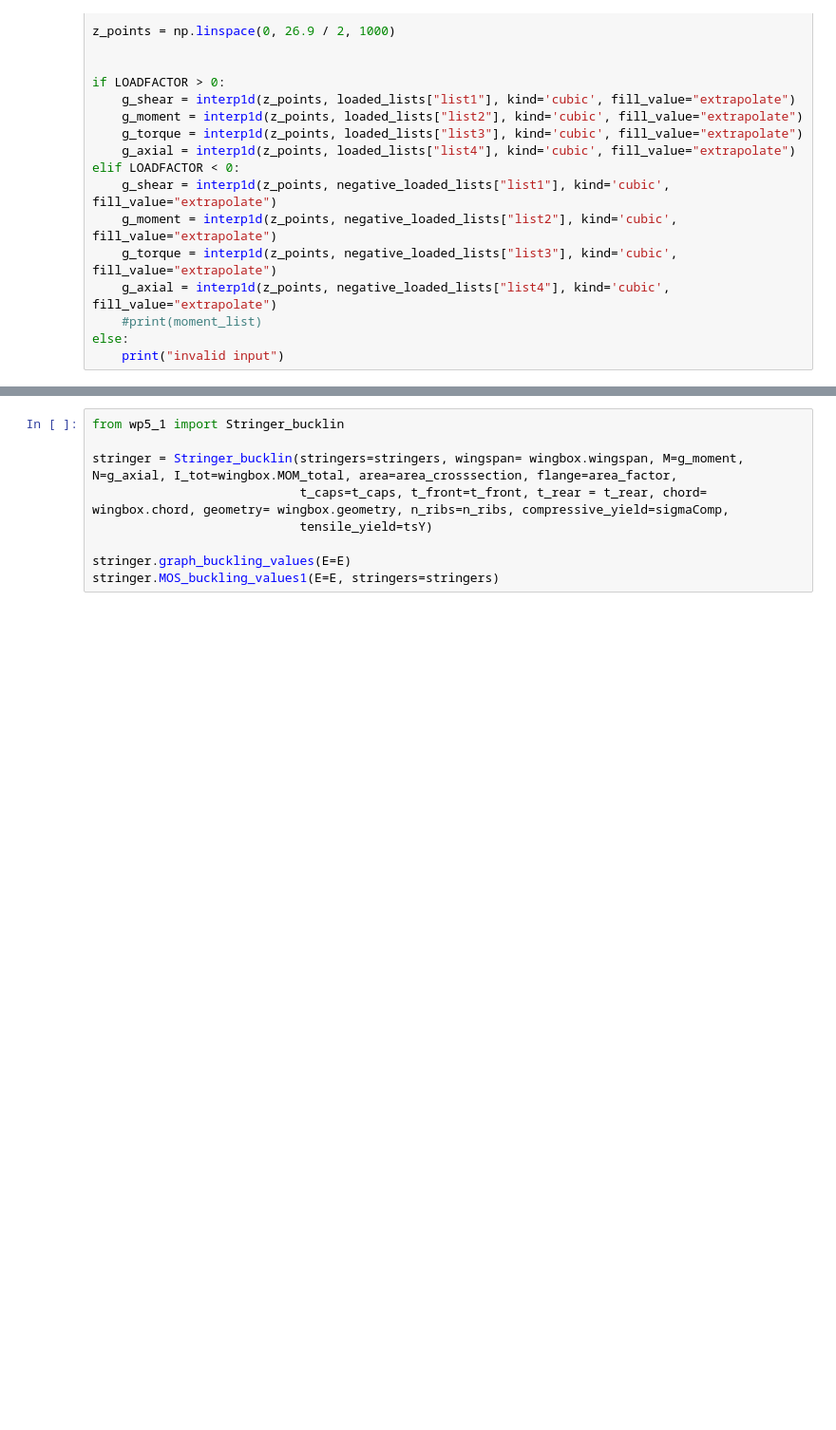
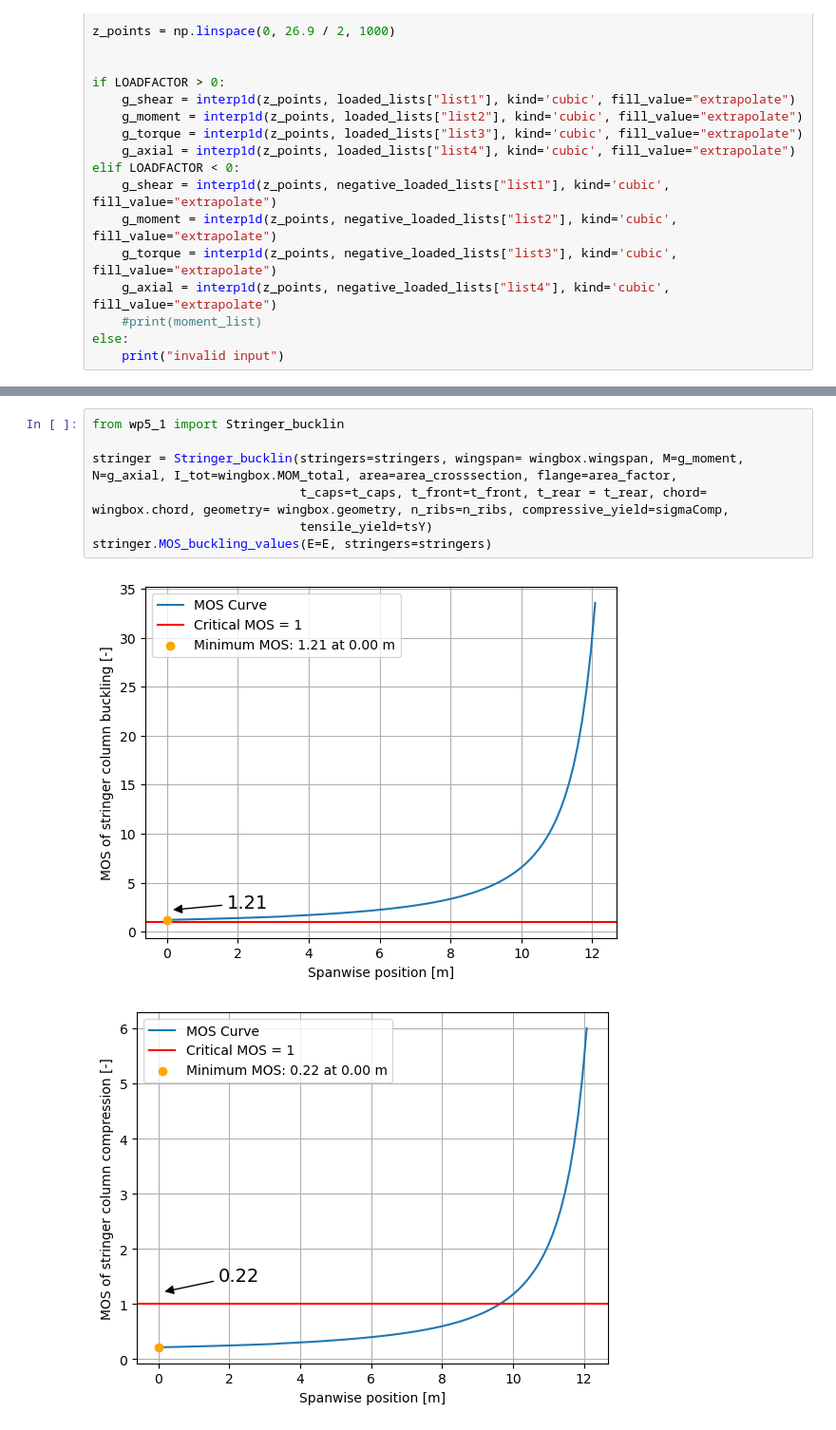
Before and after one commit to federicoangioni/AE2111-I-Aerospace-System-Design, a Jupyter notebook: WP4-5/main_faster.ipynb, the cells around one changed output, grey strips where cells are left out. Shown at 95% size. Drawn from its saved outputs; the diff is of its cells as text; blank space fills up the shorter version.

```diff
--- a/WP4-5/main_faster.ipynb
+++ b/WP4-5/main_faster.ipynb
@@ -205,9 +224,10 @@ spar.show_mos_normal(choice = 'front')
 # %%
 from wp5_1 import Stringer_bucklin
 
 stringer = Stringer_bucklin(stringers=stringers, wingspan= wingbox.wingspan, M=g_moment, N=g_axial, I_tot=wingbox.MOM_total, area=area_crosssection, flange=area_factor,
                             t_caps=t_caps, t_front=t_front, t_rear = t_rear, chord= wingbox.chord, geometry= wingbox.geometry, n_ribs=n_ribs, compressive_yield=sigmaComp,
                             tensile_yield=tsY)
-
-stringer.graph_buckling_values(E=E)
-stringer.MOS_buckling_values1(E=E, stringers=stringers)
+stringer.MOS_buckling_values(E=E, stringers=stringers)
+# %% [output]
+[figure, added]
+[figure, added]
```
Also changed, not shown: parts of 7 cells of this notebook, 5 other files.
